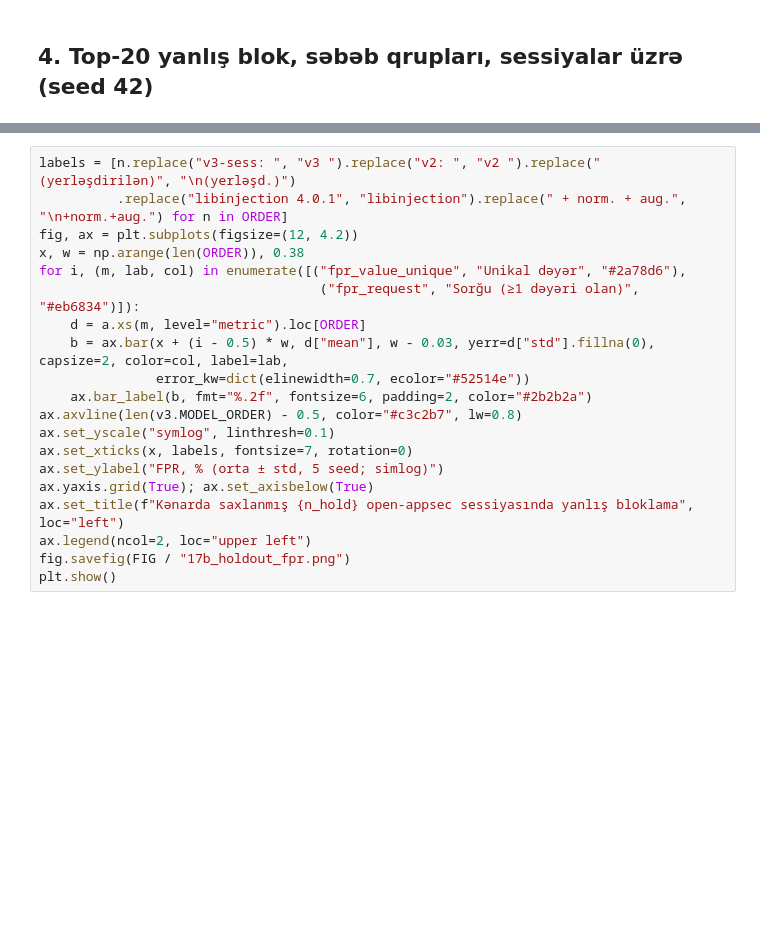
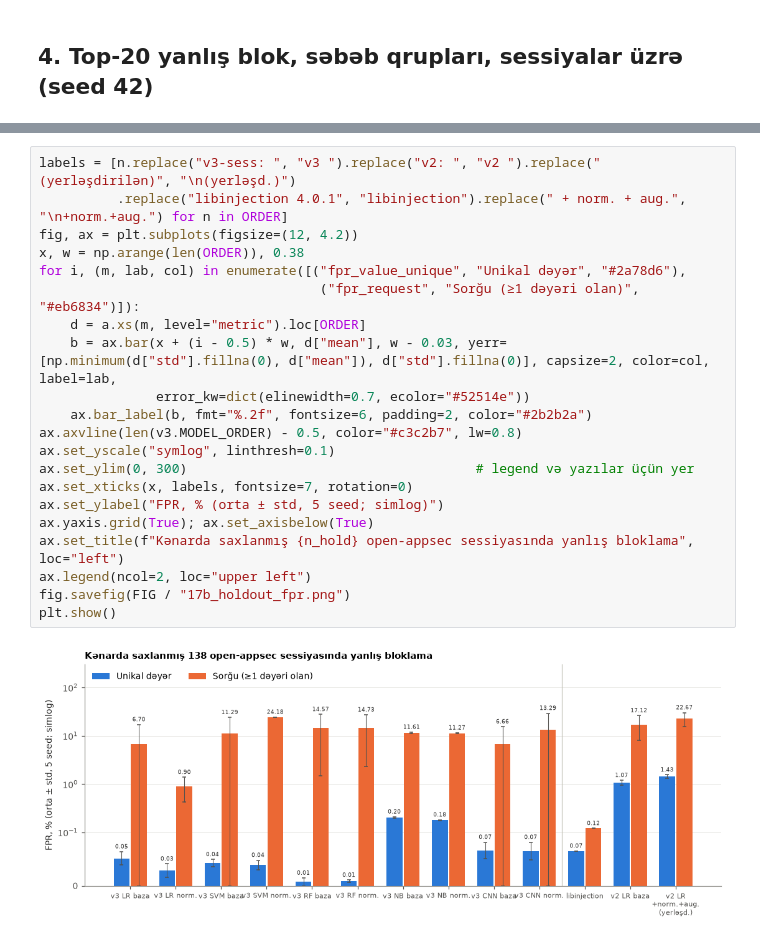
Before and after one commit to mehmanshamil/ML-in-SQL, a Jupyter notebook: notebooks/17b_openappsec_session_holdout.ipynb, the cells around one changed output, grey strips where cells are left out. Saved outputs shown, nothing was run; the diff lists cells and outputs as text; blank space fills up the shorter version.

```diff
--- a/notebooks/17b_openappsec_session_holdout.ipynb
+++ b/notebooks/17b_openappsec_session_holdout.ipynb
@@ -231,20 +336,23 @@ by_sess
 # %%
 labels = [n.replace("v3-sess: ", "v3 ").replace("v2: ", "v2 ").replace(" (yerləşdirilən)", "\n(yerləşd.)")
           .replace("libinjection 4.0.1", "libinjection").replace(" + norm. + aug.", "\n+norm.+aug.") for n in ORDER]
 fig, ax = plt.subplots(figsize=(12, 4.2))
 x, w = np.arange(len(ORDER)), 0.38
 for i, (m, lab, col) in enumerate([("fpr_value_unique", "Unikal dəyər", "#2a78d6"),
                                     ("fpr_request", "Sorğu (≥1 dəyəri olan)", "#eb6834")]):
     d = a.xs(m, level="metric").loc[ORDER]
-    b = ax.bar(x + (i - 0.5) * w, d["mean"], w - 0.03, yerr=d["std"].fillna(0), capsize=2, color=col, label=lab,
+    b = ax.bar(x + (i - 0.5) * w, d["mean"], w - 0.03, yerr=[np.minimum(d["std"].fillna(0), d["mean"]), d["std"].fillna(0)], capsize=2, color=col, label=lab,
                error_kw=dict(elinewidth=0.7, ecolor="#52514e"))
     ax.bar_label(b, fmt="%.2f", fontsize=6, padding=2, color="#2b2b2a")
 ax.axvline(len(v3.MODEL_ORDER) - 0.5, color="#c3c2b7", lw=0.8)
 ax.set_yscale("symlog", linthresh=0.1)
+ax.set_ylim(0, 300)                                     # legend və yazılar üçün yer
 ax.set_xticks(x, labels, fontsize=7, rotation=0)
 ax.set_ylabel("FPR, % (orta ± std, 5 seed; simlog)")
 ax.yaxis.grid(True); ax.set_axisbelow(True)
 ax.set_title(f"Kənarda saxlanmış {n_hold} open-appsec sessiyasında yanlış bloklama", loc="left")
 ax.legend(ncol=2, loc="upper left")
 fig.savefig(FIG / "17b_holdout_fpr.png")
 plt.show()
+# %% [output]
+[figure, added]
```
Also changed, not shown: parts of 7 cells of this notebook, 17 other files.
